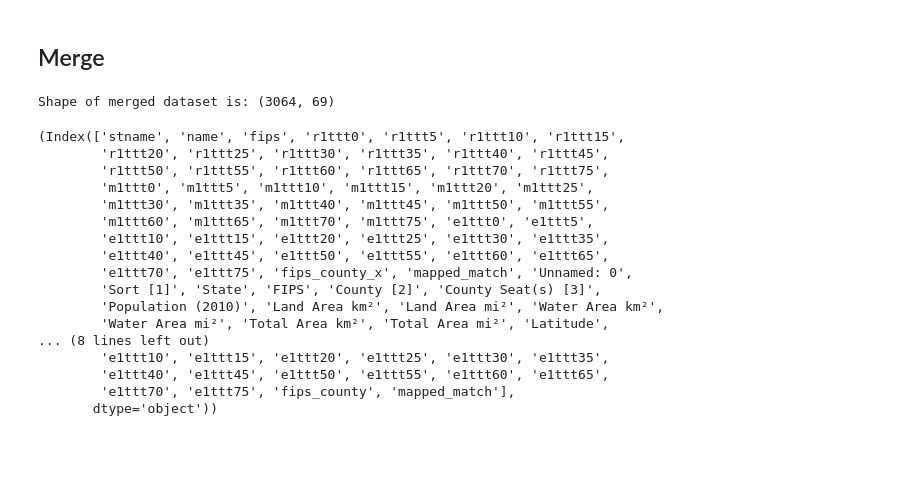
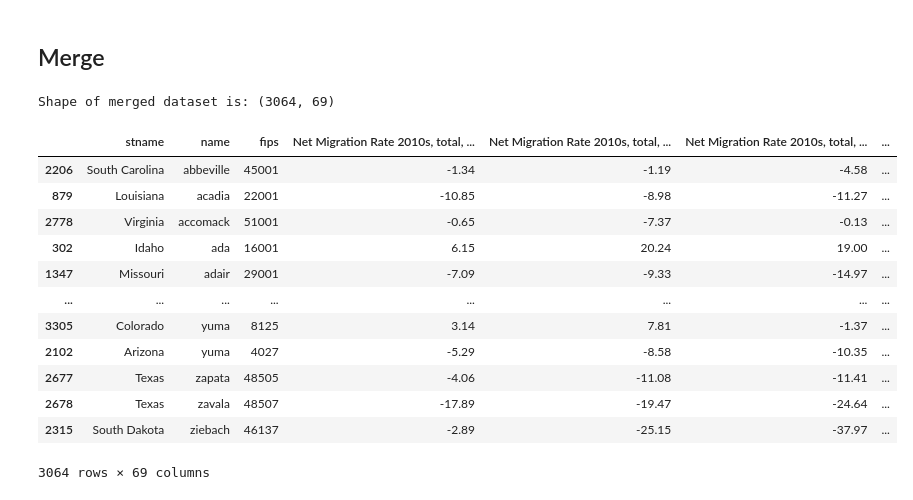
Before and after one commit to tonyluocpu/CVD-ML-project, a Jupyter notebook: Nov_old_datasets/all_three_datasets.ipynb, the cells around one changed output. Drawn from its saved outputs; the diff is of its cells as text; code cells hidden in the pictures; blank space fills up the shorter version.

```diff
--- a/Nov_old_datasets/all_three_datasets.ipynb
+++ b/Nov_old_datasets/all_three_datasets.ipynb
@@ -349,29 +377,22 @@ wiki = wiki.rename(columns={'Best Match': 'mapped_match'})
 # Duplicate the `fips_county` column and rename it to `mapped_match`
 immi['mapped_match'] = immi['fips_county']
 # %%
-merged_data = pd.merge(immi, wiki, on='mapped_match', how='inner').drop_duplicates("fips_county_y")
+merged_data = pd.merge(immi, wiki, on='mapped_match', how='inner').drop_duplicates("fips_county_y").sort_values("name")
 print("Shape of merged dataset is:", merged_data.shape)
 
-merged_data.to_csv("wiki_immi_merged.csv")
+merged_data
 # %% [output]
 Shape of merged dataset is: (3064, 69)
+|  | stname | name | fips | Net Migration Rate 2010s, total, ... | Net Migration Rate 2010s, total, ... | Net Migration Rate 2010s, total, ... | ... |
+| 2206 | South Carolina | abbeville | 45001 | -1.34 | -1.19 | -4.58 | ... |
+| 879 | Louisiana | acadia | 22001 | -10.85 | -8.98 | -11.27 | ... |
+| 2778 | Virginia | accomack | 51001 | -0.65 | -7.37 | -0.13 | ... |
+| 302 | Idaho | ada | 16001 | 6.15 | 20.24 | 19.00 | ... |
+| 1347 | Missouri | adair | 29001 | -7.09 | -9.33 | -14.97 | ... |
+| ... | ... | ... | ... | ... | ... | ... | ... |
+| 3305 | Colorado | yuma | 8125 | 3.14 | 7.81 | -1.37 | ... |
+| 2102 | Arizona | yuma | 4027 | -5.29 | -8.58 | -10.35 | ... |
+| 2677 | Texas | zapata | 48505 | -4.06 | -11.08 | -11.41 | ... |
+| 2678 | Texas | zavala | 48507 | -17.89 | -19.47 | -24.64 | ... |
+| 2315 | South Dakota | ziebach | 46137 | -2.89 | -25.15 | -37.97 | ... |
+3064 rows × 69 columns
-# %%
-merged_data.columns, immi.columns
-# %% [output]
-(Index(['stname', 'name', 'fips', 'r1ttt0', 'r1ttt5', 'r1ttt10', 'r1ttt15',
-        'r1ttt20', 'r1ttt25', 'r1ttt30', 'r1ttt35', 'r1ttt40', 'r1ttt45',
-        'r1ttt50', 'r1ttt55', 'r1ttt60', 'r1ttt65', 'r1ttt70', 'r1ttt75',
-        'm1ttt0', 'm1ttt5', 'm1ttt10', 'm1ttt15', 'm1ttt20', 'm1ttt25',
-        'm1ttt30', 'm1ttt35', 'm1ttt40', 'm1ttt45', 'm1ttt50', 'm1ttt55',
-        'm1ttt60', 'm1ttt65', 'm1ttt70', 'm1ttt75', 'e1ttt0', 'e1ttt5',
-        'e1ttt10', 'e1ttt15', 'e1ttt20', 'e1ttt25', 'e1ttt30', 'e1ttt35',
-        'e1ttt40', 'e1ttt45', 'e1ttt50', 'e1ttt55', 'e1ttt60', 'e1ttt65',
-        'e1ttt70', 'e1ttt75', 'fips_county_x', 'mapped_match', 'Unnamed: 0',
-        'Sort [1]', 'State', 'FIPS', 'County [2]', 'County Seat(s) [3]',
-        'Population (2010)', 'Land Area km²', 'Land Area mi²', 'Water Area km²',
-        'Water Area mi²', 'Total Area km²', 'Total Area mi²', 'Latitude',
-... (8 lines left out)
-        'e1ttt10', 'e1ttt15', 'e1ttt20', 'e1ttt25', 'e1ttt30', 'e1ttt35',
-        'e1ttt40', 'e1ttt45', 'e1ttt50', 'e1ttt55', 'e1ttt60', 'e1ttt65',
-        'e1ttt70', 'e1ttt75', 'fips_county', 'mapped_match'],
-       dtype='object'))
```
Also changed, not shown: parts of 11 cells of this notebook, 2 other files.
